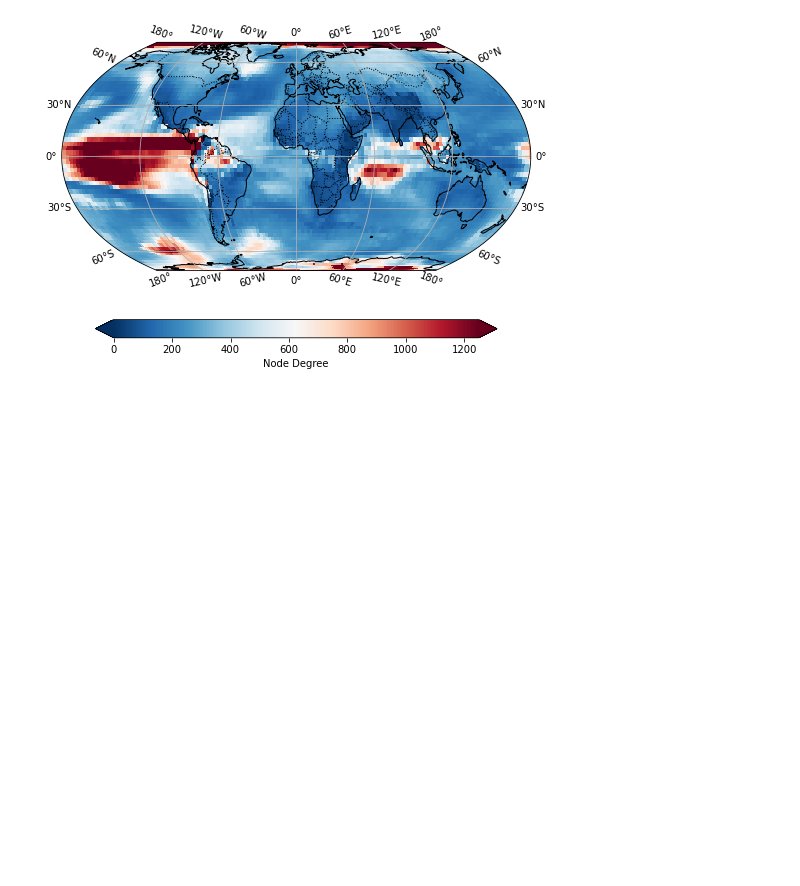
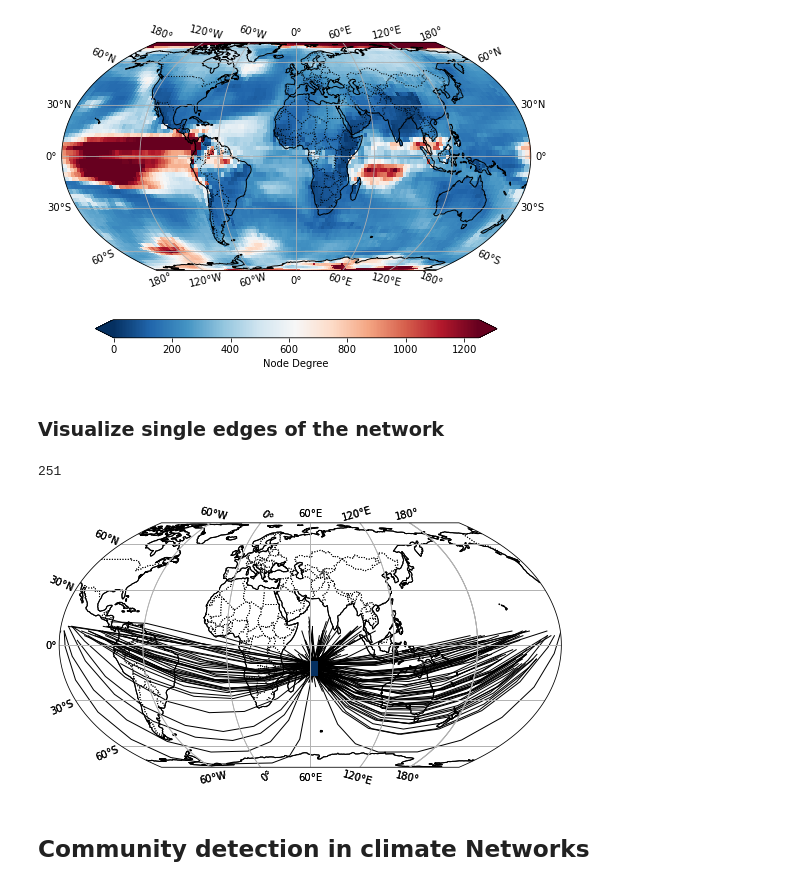
Before and after one commit to mlcs/seminar_ws22, a Jupyter notebook: 03_cn/climnet_t2m_global.ipynb, the cells around one changed output. Drawn from its saved outputs; the diff is of its cells as text; code cells hidden in the pictures; blank space fills up the shorter version.

```diff
--- a/03_cn/climnet_t2m_global.ipynb
+++ b/03_cn/climnet_t2m_global.ipynb
@@ -138,3 +164,37 @@ im = put.plot_map(degree_map,
                   vmax=1250)
 # %% [output]
 [figure]
+# %% [markdown]
+### Visualize single edges of the network
+# %%
+# Find out the nodes of the source region
+lat_range = [-10, -15]
+lon_range = [60,65]
+# Why is this masked needed?
+mask = (
+        (degree_map['lat'] >= min(lat_range))
+        & (degree_map['lat'] <= max(lat_range))
+        & (degree_map['lon'] >= min(lon_range))
+        & (degree_map['lon'] <= max(lon_range))
+        )
+source_map = xr.where(mask, 1, np.nan)
+# source_map.plot()
+
+# Get Ids of locations
+source_ids = np.where(source_map.data.flatten()==1)[0]  # flatten data and get position in array
+
+# Find target Ids in the network
+edge_list = []
+for sid in source_ids:
+        edge_list.append(list(cnx.edges(sid)))
+
+edge_list = np.concatenate(edge_list, axis=0)  # transform to 2d np array
+# %%
+reload(put)
+im = put.plot_map(source_map, bar=False, central_longitude=60)
+put.plot_edges(cnx=cnx, edges=edge_list[::10], ax=im['ax'])  # Plot every 10th
+# %% [output]
+251
+[figure, added]
+# %% [markdown]
+## Community detection in climate Networks
```
Also changed, not shown: parts of 11 cells of this notebook, 1 other file.
